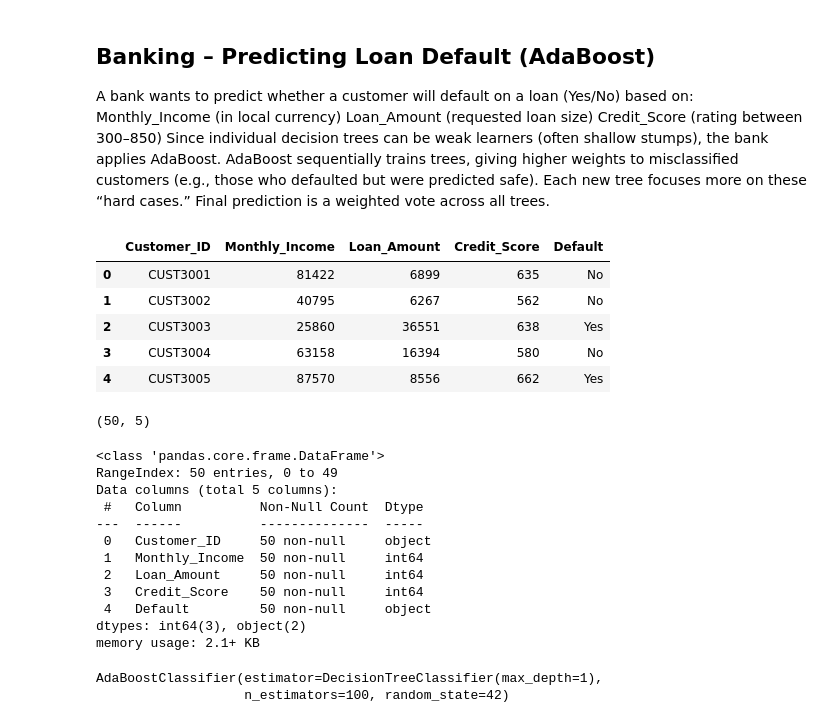
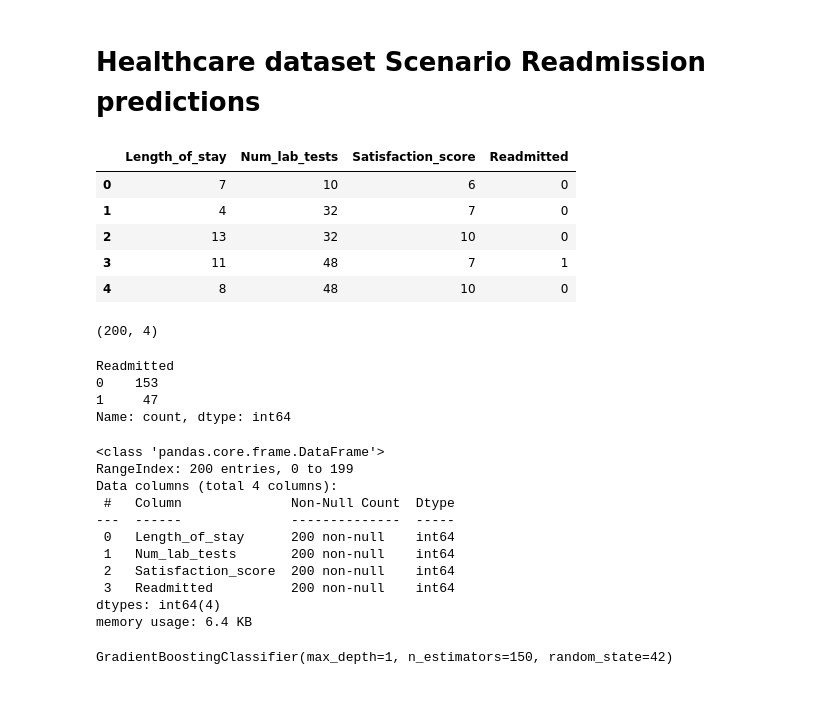
Before and after one commit to Bitmaze-13/Training_Assessment, a Jupyter notebook: Boosting/Gradient_Boosting.ipynb, the cells around one changed output. Cells and saved outputs as stored; diff of their text form; code cells hidden in the pictures; blank space fills up the shorter version.

```diff
--- a/Boosting/Gradient_Boosting.ipynb
+++ b/Boosting/Gradient_Boosting.ipynb
@@ -5,63 +5,57 @@ import numpy as np
 import seaborn as sns
 from sklearn.metrics import mean_squared_error, mean_absolute_error, r2_score
 # %% [markdown]
-## Banking – Predicting Loan Default (AdaBoost)
-A bank wants to predict whether a customer will default on a loan (Yes/No) based on:
-Monthly_Income (in local currency)
-Loan_Amount (requested loan size)
-Credit_Score (rating between 300–850)
-Since individual decision trees can be weak learners (often shallow stumps), the bank applies AdaBoost.
-AdaBoost sequentially trains trees, giving higher weights to misclassified customers (e.g., those who defaulted but were predicted safe).
-Each new tree focuses more on these “hard cases.”
-Final prediction is a weighted vote across all trees.
+# Healthcare dataset Scenario Readmission predictions
 # %%
-df = pd.read_excel("loan_default.xlsx")
+df = pd.read_csv("healthcare_readmission_200.csv")
 df.head()
 # %% [output]
-|  | Customer_ID | Monthly_Income | Loan_Amount | Credit_Score | Default |
-| 0 | CUST3001 | 81422 | 6899 | 635 | No |
-| 1 | CUST3002 | 40795 | 6267 | 562 | No |
-| 2 | CUST3003 | 25860 | 36551 | 638 | Yes |
-| 3 | CUST3004 | 63158 | 16394 | 580 | No |
-| 4 | CUST3005 | 87570 | 8556 | 662 | Yes |
+|  | Length_of_stay | Num_lab_tests | Satisfaction_score | Readmitted |
+| 0 | 7 | 10 | 6 | 0 |
+| 1 | 4 | 32 | 7 | 0 |
+| 2 | 13 | 32 | 10 | 0 |
+| 3 | 11 | 48 | 7 | 1 |
+| 4 | 8 | 48 | 10 | 0 |
 # %%
 df.shape
 # %% [output]
-(50, 5)
+(200, 4)
+# %%
+df["Readmitted"].value_counts()
+# %% [output]
+Readmitted
+0    153
+1     47
+Name: count, dtype: int64
 # %%
 df.info()
 # %% [output]
 <class 'pandas.core.frame.DataFrame'>
-RangeIndex: 50 entries, 0 to 49
-Data columns (total 5 columns):
- #   Column          Non-Null Count  Dtype
----  ------          --------------  -----
- 0   Customer_ID     50 non-null     object
- 1   Monthly_Income  50 non-null     int64
- 2   Loan_Amount     50 non-null     int64
- 3   Credit_Score    50 non-null     int64
- 4   Default         50 non-null     object
-dtypes: int64(3), object(2)
-memory usage: 2.1+ KB
+RangeIndex: 200 entries, 0 to 199
+Data columns (total 4 columns):
+ #   Column              Non-Null Count  Dtype
+---  ------              --------------  -----
+ 0   Length_of_stay      200 non-null    int64
+ 1   Num_lab_tests       200 non-null    int64
+ 2   Satisfaction_score  200 non-null    int64
+ 3   Readmitted          200 non-null    int64
+dtypes: int64(4)
+memory usage: 6.4 KB
 # %%
 from sklearn.model_selection import train_test_split
 from sklearn.metrics import classification_report, accuracy_score
 # %%
 from sklearn.tree import DecisionTreeClassifier
-from sklearn.ensemble import AdaBoostClassifier, RandomForestClassifier
+from sklearn.ensemble import GradientBoostingClassifier
 
-DTC = DecisionTreeClassifier(max_depth=1)
+GBC = GradientBoostingClassifier(n_estimators=150, learning_rate=0.1, random_state=42,loss='log_loss', max_depth=1)
 
-RFC = RandomForestClassifier(n_estimators=100, random_state=42)
-ada = AdaBoostClassifier(estimator=DTC, n_estimators=100, random_state=42)
+X = df.drop("Readmitted", axis=1)
+y = df["Readmitted"]
 
-X = df.drop(["Customer_ID", "Default"], axis=1)
-y = df["Default"]
+X_train, X_test, y_train, y_test = train_test_split(X, y, test_size=0.2, random_state=42)
 
-X_train, X_test, y_train, y_test = train_test_split(X, y, test_size=0.3, random_state=42)
-
-ada.fit(X_train, y_train)
+GBC.fit(X_train, y_train)
 # %% [output]
-AdaBoostClassifier(estimator=DecisionTreeClassifier(max_depth=1),
-                   n_estimators=100, random_state=42)
+GradientBoostingClassifier(max_depth=1, n_estimators=150, random_state=42)
 # %%
```
Also changed, not shown: parts of 2 cells of this notebook, 3 other files.
